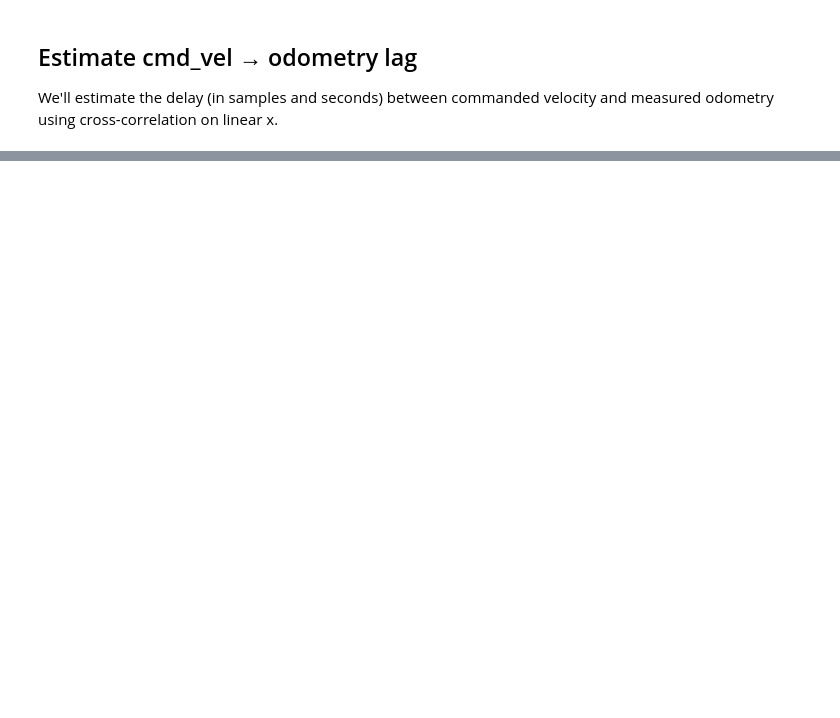
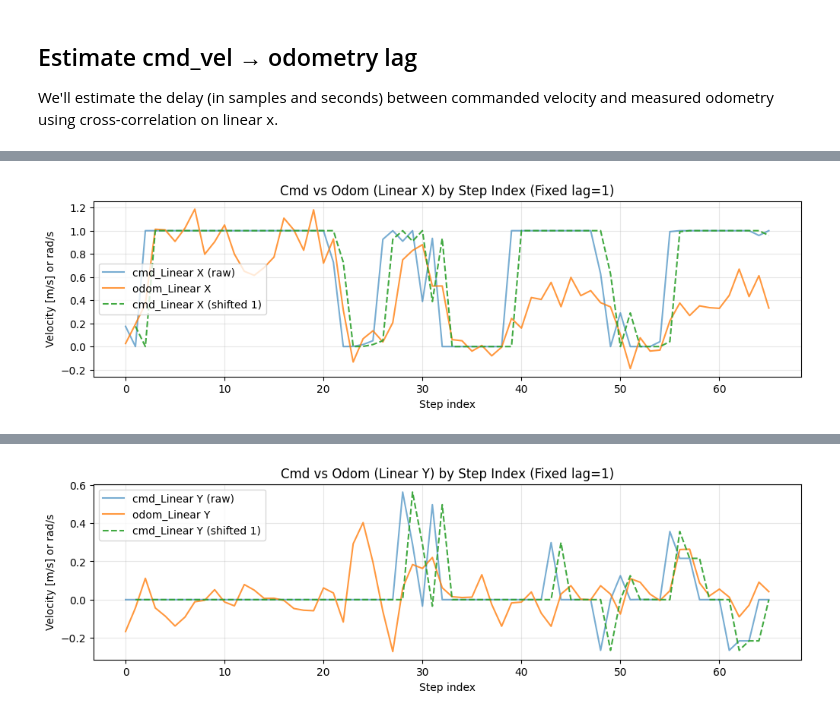
Before and after one commit to mauheems/DreamerV3_On_SPOT_MasterThesis, a Jupyter notebook: dreamer_SPOT_implementation/notebooks/exploration_data_collected.ipynb, the cells around one changed output, grey strips where cells are left out. Drawn from its saved outputs; the diff is of its cells as text; code cells hidden in the pictures; blank space fills up the shorter version.

```diff
--- a/dreamer_SPOT_implementation/notebooks/exploration_data_collected.ipynb
+++ b/dreamer_SPOT_implementation/notebooks/exploration_data_collected.ipynb
@@ -989,0 +422,78 @@ Testing Data Through Network Components:
+# %%
+# Estimate lag between command (actions) and measured velocity (odometry)
+# Use fixed known lag (1 sample) instead of estimating by cross-correlation.
+import numpy as np
+import matplotlib.pyplot as plt
+
+FIXED_LAG = 1  # known fixed lag in samples (cmd -> odom)
+
+if actions is None or velocities is None or timestamps is None:
+    print("Missing actions, velocities, or timestamps for lag analysis.")
+else:
+    axes = [("Linear X", 0), ("Linear Y", 1), ("Yaw (wz)", 5)]
+
+    for name, axis_idx in axes:
+        a_full = actions[:, axis_idx].astype(np.float32) if actions.shape[1] > axis_idx else np.zeros(len(actions), dtype=np.float32)
+        v_full = velocities[:, axis_idx].astype(np.float32) if velocities.shape[1] > axis_idx else np.zeros(len(velocities), dtype=np.float32)
+        t_full = timestamps.astype(np.float32)
+
+        print(f"\n--- Axis: {name} (index {axis_idx}) ---")
+        print(f"Lengths -> actions: {len(a_full)}, velocities: {len(v_full)}, timestamps: {len(t_full)}")
+
+        T = min(len(a_full), len(v_full), len(t_full))
+        if T == 0:
+            print("  No samples available for this axis, skipping.")
+            continue
+
+        a = a_full[:T]
+        v = v_full[:T]
+        t = t_full[:T]
+
+        lag_samples = int(FIXED_LAG)
+        print(f"Using fixed lag: {lag_samples} samples")
+
+        # MSE unaligned (direct sample-wise)
+        try:
+            mse_unaligned = np.mean((a - v) ** 2)
+        except Exception:
+            mse_unaligned = np.nan
+
+        # Compute aligned MSE using fixed integer shift: odom[t] ~ cmd[t - lag]
+        if 0 < lag_samples < len(a):
+            a_for_v = a[:-lag_samples]
+            v_for_a = v[lag_samples:]
+            mse_aligned = np.mean((v_for_a - a_for_v) ** 2) if a_for_v.size and v_for_a.size else np.nan
+        else:
+            mse_aligned = np.nan
+
+        print(f"MSE (unaligned): {mse_unaligned:.6f}")
+        print(f"MSE (aligned, lag={lag_samples}): {mse_aligned if not np.isnan(mse_aligned) else 'n/a'}")
+
+        # Plot full-length arrays and the shifted command (shift forward by lag to align with odom)
+        max_len = max(len(a_full), len(v_full))
+        idx_full = np.arange(max_len)
+        a_plot = np.full(max_len, np.nan)
+        v_plot = np.full(max_len, np.nan)
+        a_plot[:len(a_full)] = a_full
+        v_plot[:len(v_full)] = v_full
+
+        a_shift_plot = np.full(max_len, np.nan)
+        if lag_samples == 0:
+            a_shift_plot[:len(a_full)] = a_full
+        elif lag_samples > 0:
+            # shifted_actions[t] = actions[t - lag] -> represent as moving the command forward
+            n = max(0, len(a_full) - lag_samples)
+            if n > 0:
+                a_shift_plot[lag_samples:lag_samples + n] = a_full[:n]
+
+        plt.figure(figsize=(12, 3))
+        plt.plot(idx_full, a_plot, label=f'cmd_{name} (raw)', alpha=0.6)
+        plt.plot(idx_full, v_plot, label=f'odom_{name}', alpha=0.8)
+        plt.plot(idx_full, a_shift_plot, label=f'cmd_{name} (shifted {lag_samples})', alpha=0.9, linestyle='--')
+        plt.title(f'Cmd vs Odom ({name}) by Step Index (Fixed lag={lag_samples})')
+        plt.xlabel('Step index')
+        plt.ylabel('Velocity [m/s] or rad/s')
+        plt.legend()
+        plt.grid(True, alpha=0.3)
+        plt.show()
+# %% [output]
@@ -989,0 +505 @@ Testing Data Through Network Components:
+[figure, added]
@@ -989,0 +511 @@ Testing Data Through Network Components:
+[figure, added]
```
Also changed, not shown: parts of 18 cells of this notebook, 8 other files.
